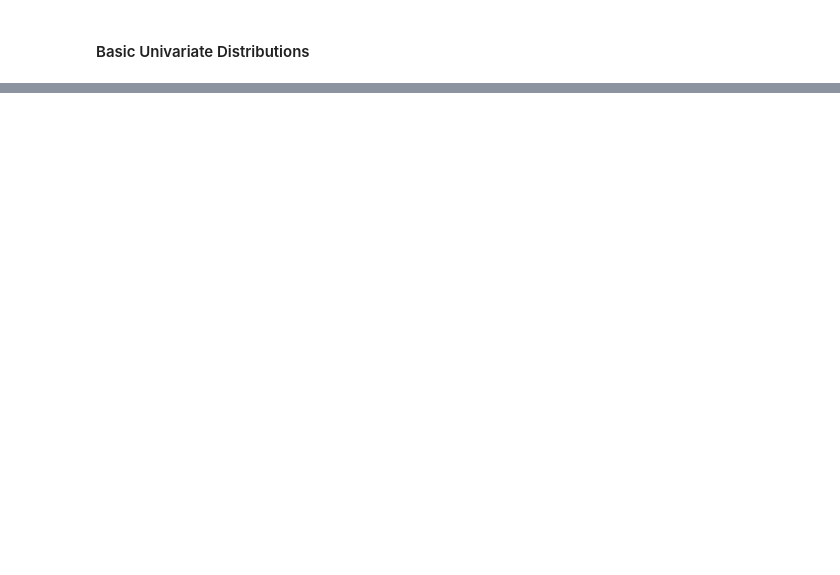
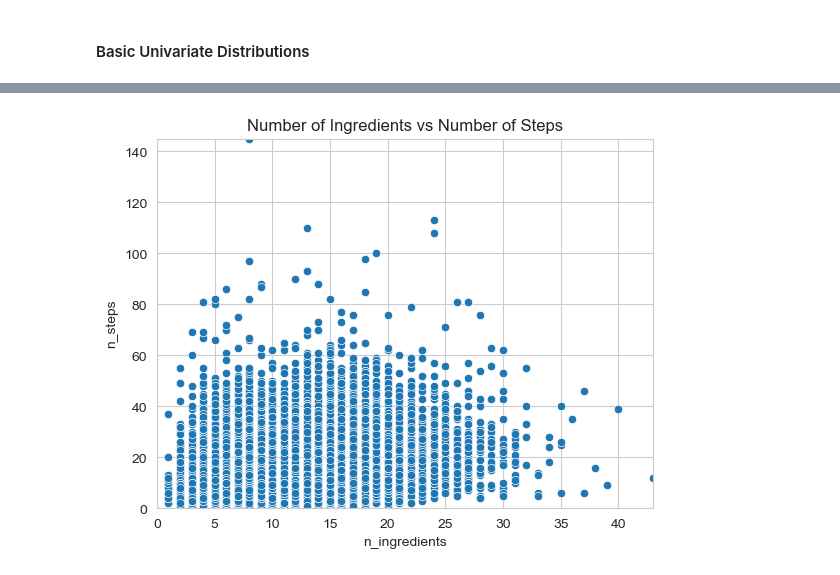
Before and after one commit to ishan-c/recipe-recommendation, a Jupyter notebook: notebooks/eda.ipynb, the cells around one changed output, grey strips where cells are left out. Cells and saved outputs as stored; diff of their text form; code cells hidden in the pictures; blank space fills up the shorter version.

```diff
--- a/notebooks/eda.ipynb
+++ b/notebooks/eda.ipynb
@@ -201,0 +241,9 @@ plt.show()
+# %%
+# Examine relationship between ingredients and steps
+sns.scatterplot(x=recipes["n_ingredients"], y=recipes["n_steps"])
+plt.title("Number of Ingredients vs Number of Steps")
+plt.xlim([0,recipes["n_ingredients"].max()])
+plt.ylim([0,recipes["n_steps"].max()])
+plt.show()
+# %% [output]
+[figure, added]
```
Also changed, not shown: parts of 49 cells of this notebook.
